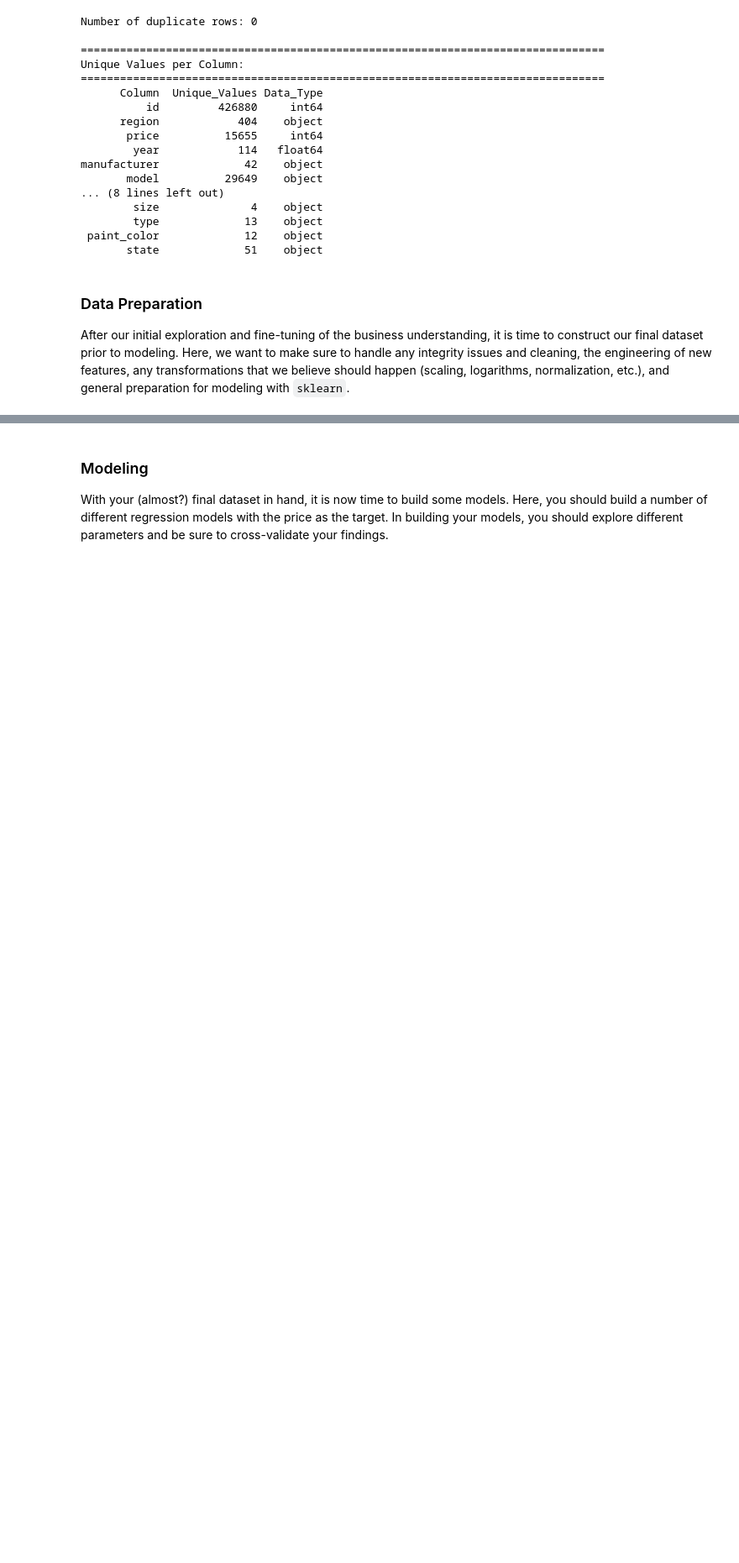
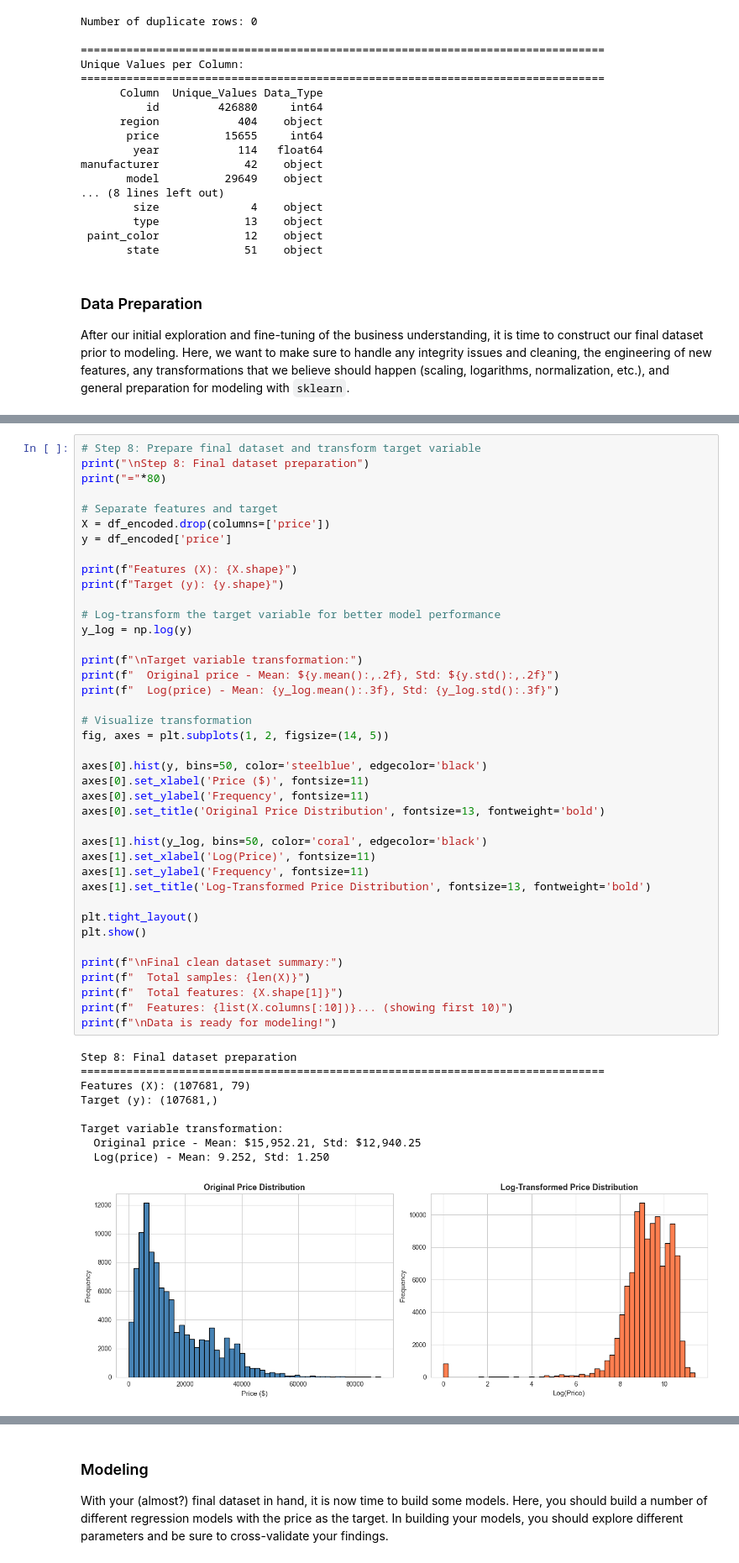
Before and after one commit to sameerdewan/what-drives-the-price-of-a-car, a Jupyter notebook: solution.ipynb, the cells around one changed output, grey strips where cells are left out. Shown at 84% size. Saved outputs shown, nothing was run; the diff lists cells and outputs as text; blank space fills up the shorter version.

```diff
--- a/solution.ipynb
+++ b/solution.ipynb
@@ -568,0 +856,50 @@ After our initial exploration and fine-tuning of the business understanding, it
+# %%
+# Step 8: Prepare final dataset and transform target variable
+print("\nStep 8: Final dataset preparation")
+print("="*80)
+
+# Separate features and target
+X = df_encoded.drop(columns=['price'])
+y = df_encoded['price']
+
+print(f"Features (X): {X.shape}")
+print(f"Target (y): {y.shape}")
+
+# Log-transform the target variable for better model performance
+y_log = np.log(y)
+
+print(f"\nTarget variable transformation:")
+print(f"  Original price - Mean: ${y.mean():,.2f}, Std: ${y.std():,.2f}")
+print(f"  Log(price) - Mean: {y_log.mean():.3f}, Std: {y_log.std():.3f}")
+
+# Visualize transformation
+fig, axes = plt.subplots(1, 2, figsize=(14, 5))
+
+axes[0].hist(y, bins=50, color='steelblue', edgecolor='black')
+axes[0].set_xlabel('Price ($)', fontsize=11)
+axes[0].set_ylabel('Frequency', fontsize=11)
+axes[0].set_title('Original Price Distribution', fontsize=13, fontweight='bold')
+
+axes[1].hist(y_log, bins=50, color='coral', edgecolor='black')
+axes[1].set_xlabel('Log(Price)', fontsize=11)
+axes[1].set_ylabel('Frequency', fontsize=11)
+axes[1].set_title('Log-Transformed Price Distribution', fontsize=13, fontweight='bold')
+
+plt.tight_layout()
+plt.show()
+
+print(f"\nFinal clean dataset summary:")
+print(f"  Total samples: {len(X)}")
+print(f"  Total features: {X.shape[1]}")
+print(f"  Features: {list(X.columns[:10])}... (showing first 10)")
+print(f"\nData is ready for modeling!")
+# %% [output]
+Step 8: Final dataset preparation
+================================================================================
+Features (X): (107681, 79)
+Target (y): (107681,)
+
+Target variable transformation:
+  Original price - Mean: $15,952.21, Std: $12,940.25
+  Log(price) - Mean: 9.252, Std: 1.250
+[figure, added]
```
Also changed, not shown: parts of 11 cells of this notebook.
